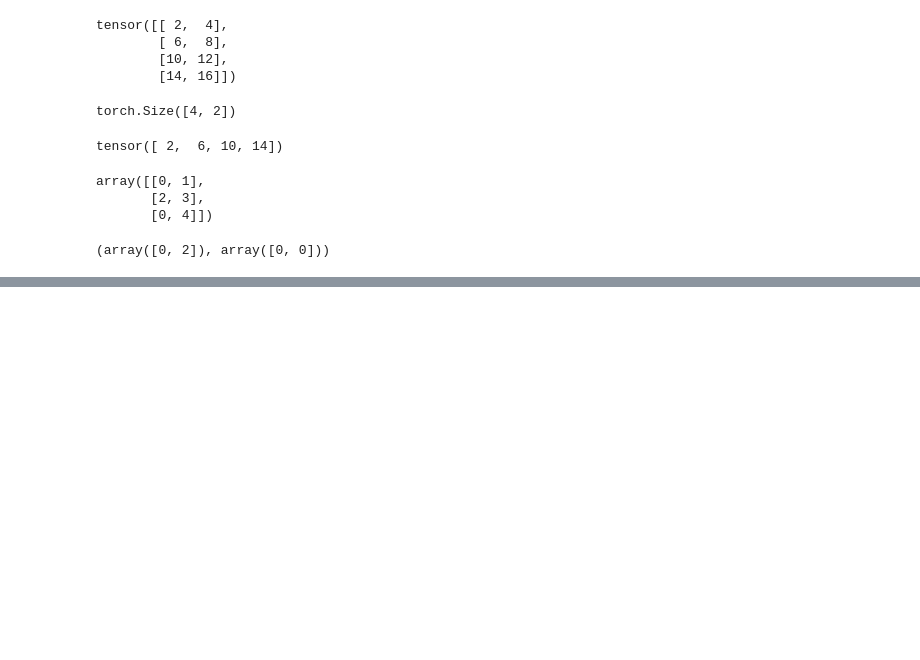
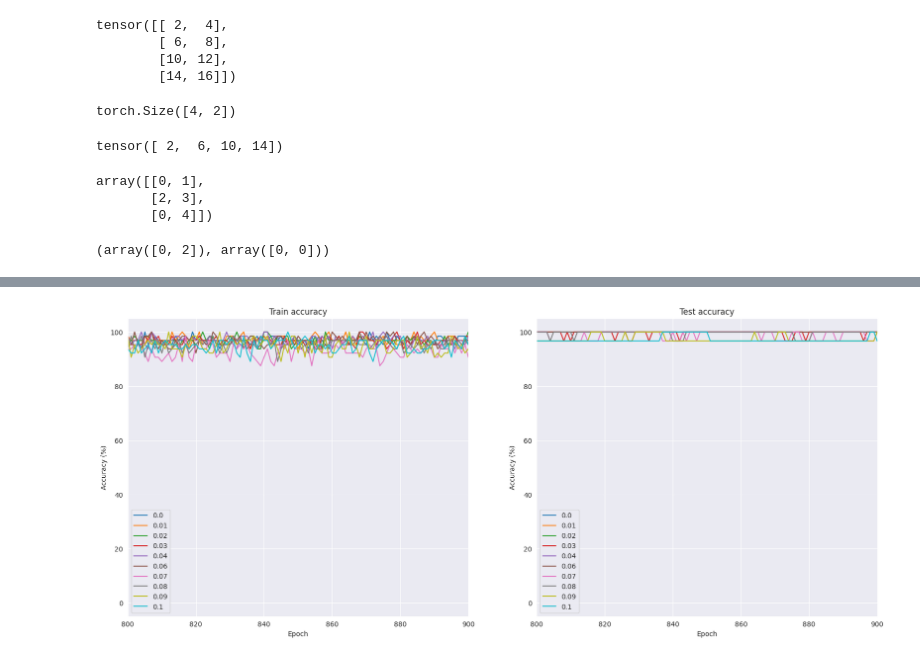
Before and after one commit to Chau-Ngoc/deep-understanding-deep-learning, a Jupyter notebook: code-challenges/regularization.ipynb, the cells around one changed output, grey strips where cells are left out. Cells and saved outputs as stored; diff of their text form; code cells hidden in the pictures; blank space fills up the shorter version.

```diff
--- a/code-challenges/regularization.ipynb
+++ b/code-challenges/regularization.ipynb
@@ -261,0 +457,33 @@ test_loader = DataLoader(test_data, batch_size=test_data.tensors[0].shape[0])
+# %%
+n_epochs = 1000
+l2_lambda_range = np.linspace(0, 0.1, 10)
+
+train_acc_res = np.zeros((n_epochs, len(l2_lambda_range)))
+test_acc_res = np.zeros((n_epochs, len(l2_lambda_range)))
+
+for li in range(len(l2_lambda_range)):
+    ann_iris, loss_fn, optimizer = create_a_new_penalized_model(l2_lambda_range[li])
+    train_acc, test_acc, _ = train_the_model(ann_iris, loss_fn, optimizer, n_epochs)
+
+    train_acc_res[:, li] = train_acc
+    test_acc_res[:, li] = test_acc
+# %%
+fig, ax = plt.subplots(nrows=1, ncols=2, figsize=(20, 8))
+
+ax[0].plot(train_acc_res)
+ax[1].plot(test_acc_res)
+ax[0].set_title("Train accuracy")
+ax[1].set_title("Test accuracy")
+
+line_labels = [np.round(li, 2) for li in l2_lambda_range]
+
+for i in range(len(ax)):
+    ax[i].set_xlabel("Epoch")
+    ax[i].set_ylabel("Accuracy (%)")
+    ax[i].set_xlim([800, 900])
+    ax[i].legend(line_labels)
+    ax[i].grid(True)
+
+plt.show()
+# %% [output]
+[figure, added]
```
Also changed, not shown: parts of 20 cells of this notebook.
